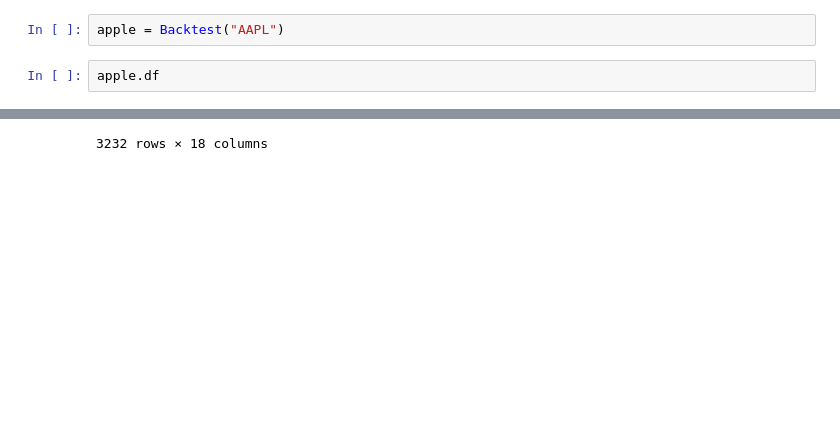
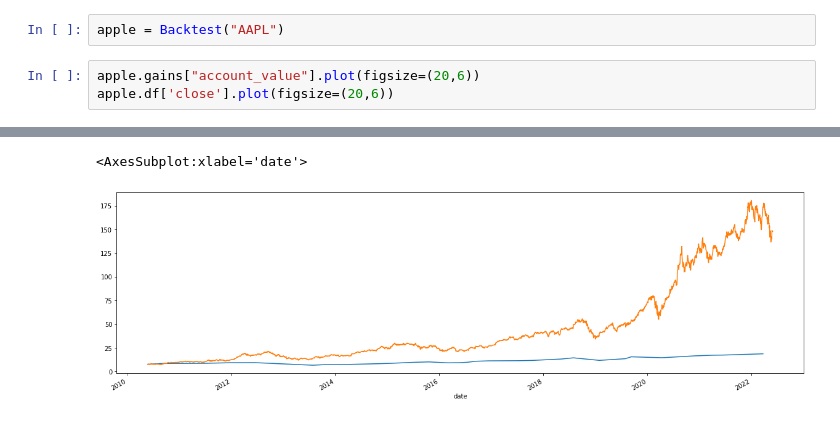
Before and after one commit to babbring/pws-bijzaken, a Jupyter notebook: backtest.ipynb, the cells around one changed output, grey strips where cells are left out. Drawn from its saved outputs; the diff is of its cells as text; blank space fills up the shorter version.

```diff
--- a/backtest.ipynb
+++ b/backtest.ipynb
@@ -74,5 +113,6 @@ class Backtest:
 # %%
 apple = Backtest("AAPL")
 # %%
-apple.df
+apple.gains["account_value"].plot(figsize=(20,6))
+apple.df['close'].plot(figsize=(20,6))
 # %% [output]
@@ -92 +119,2 @@ apple.df
-3232 rows × 18 columns
+<AxesSubplot:xlabel='date'>
+[figure, added]
```
Also changed, not shown: parts of 5 cells of this notebook, 2 other files.
